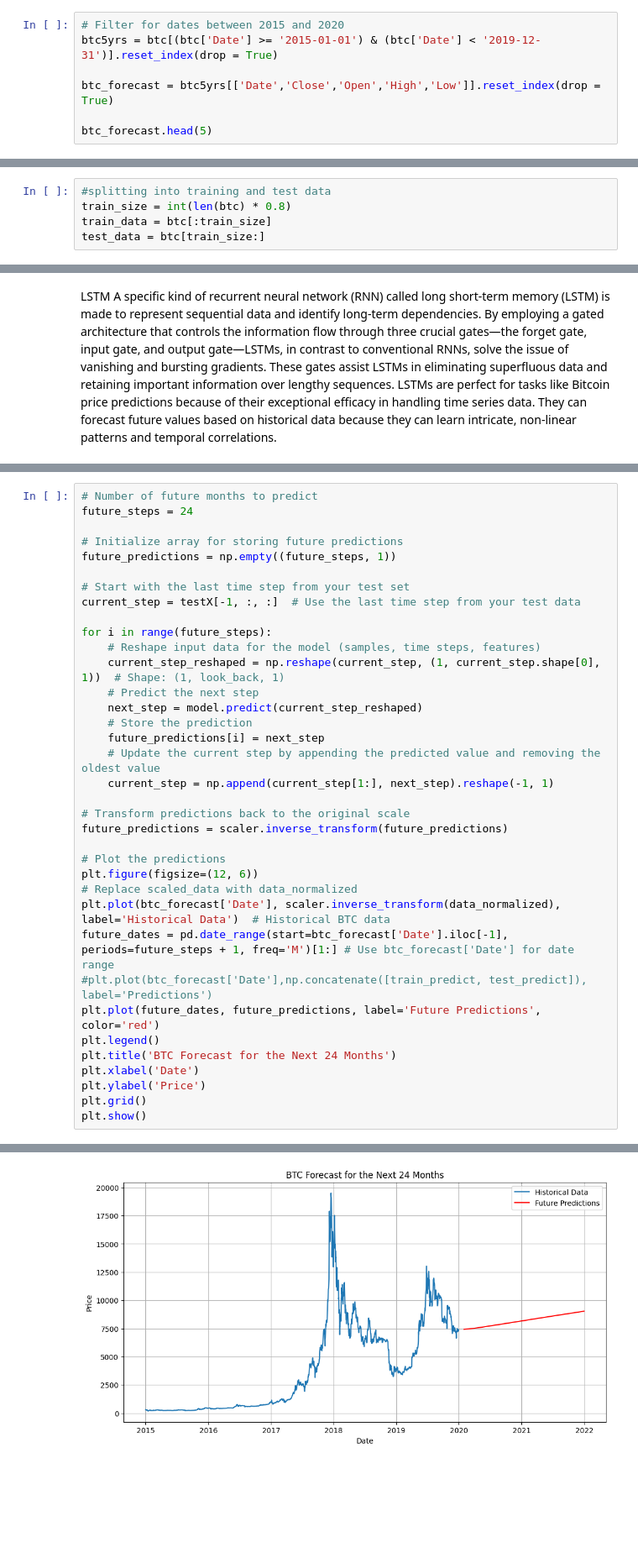
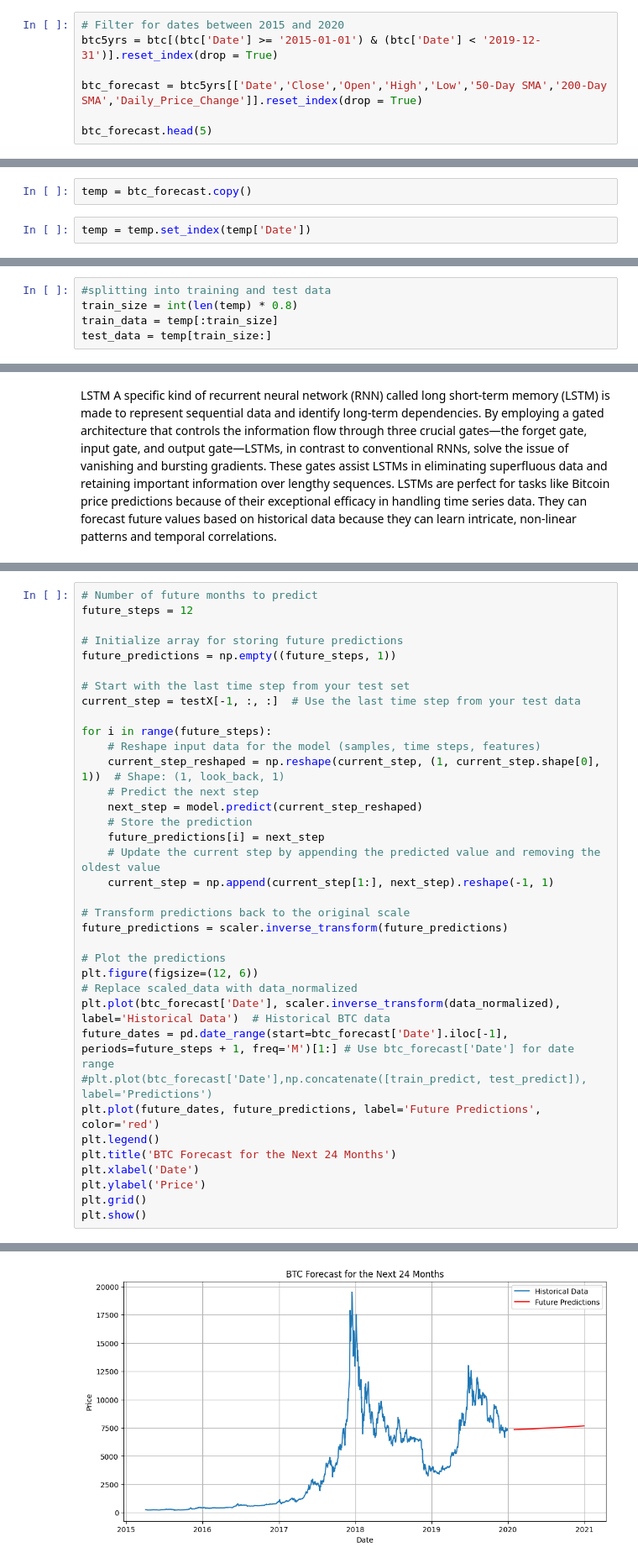
Before and after one commit to vardhan307/Forecasting-Cryptocurrency-Prices-Using-Time-Series-and-News-Sentiment-Analysis-, a Jupyter notebook: Finalprojectvardhanvvs.ipynb, the cells around one changed output, grey strips where cells are left out. Shown at 84% size. Saved outputs shown, nothing was run; the diff lists cells and outputs as text; blank space fills up the shorter version.

```diff
--- a/Finalprojectvardhanvvs.ipynb
+++ b/Finalprojectvardhanvvs.ipynb
@@ -651,7 +698,7 @@ A statistical time series forecasting method called ARIMA (AutoRegressive Integr
 # Filter for dates between 2015 and 2020
 btc5yrs = btc[(btc['Date'] >= '2015-01-01') & (btc['Date'] < '2019-12-31')].reset_index(drop = True)
 
-btc_forecast = btc5yrs[['Date','Close','Open','High','Low']].reset_index(drop = True)
+btc_forecast = btc5yrs[['Date','Close','Open','High','Low','50-Day SMA','200-Day SMA','Daily_Price_Change']].reset_index(drop = True)
 
 btc_forecast.head(5)
 # %% [output]
@@ -829,3 +876,7 @@ Critical Values:
    5%: -2.862373532387402
    10%: -2.567213704163575
 Conclusion: The data is stationary.
+# %%
+temp = btc_forecast.copy()
+# %%
+temp = temp.set_index(temp['Date'])
@@ -832,8 +895,8 @@ Conclusion: The data is stationary.
 # %%
 #splitting into training and test data
-train_size = int(len(btc) * 0.8)
-train_data = btc[:train_size]
-test_data = btc[train_size:]
+train_size = int(len(temp) * 0.8)
+train_data = temp[:train_size]
+test_data = temp[train_size:]
 # %%
 np.random.seed(42)
 import numpy as np
@@ -1128,6 +1223,6 @@ history.epoch[-1]
 # %%
 # Number of future months to predict
-future_steps = 24
+future_steps = 12
 
 # Initialize array for storing future predictions
 future_predictions = np.empty((future_steps, 1))
@@ -1182,4 +1272,4 @@ plt.show()
-[figure, old version]
+[figure, new version]
 # %%
 # For evaluating future predictions
 # Calculate and print RMSE, MAPE, R-squared
```
Also changed, not shown: parts of 45 cells of this notebook.
